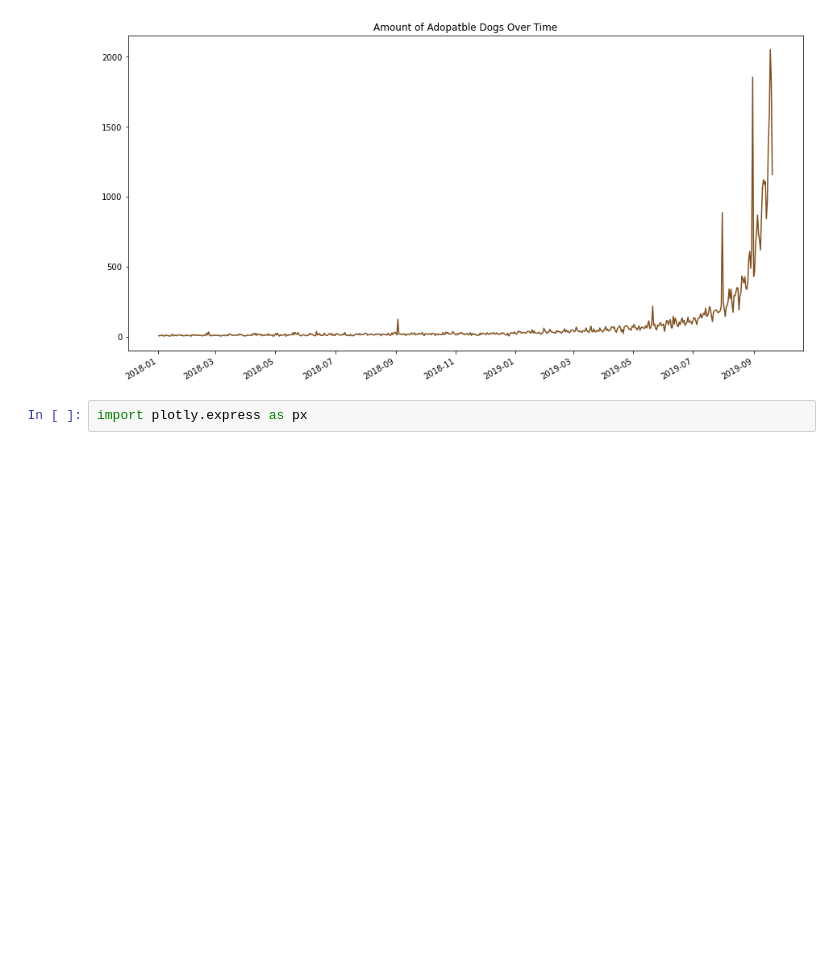
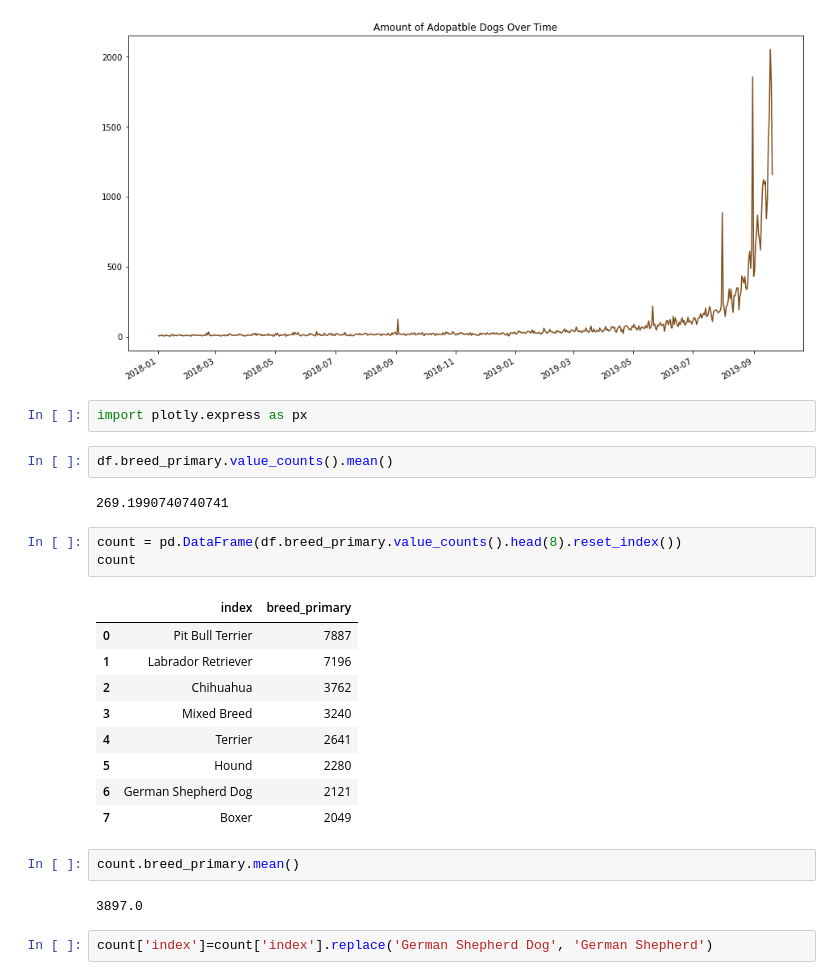
Before and after one commit to m3redithw/data-science-visualizations, a Jupyter notebook: AdoptableDogs /wrangle.ipynb, the cells around one changed output. Saved outputs shown, nothing was run; the diff lists cells and outputs as text; blank space fills up the shorter version.

```diff
--- a/AdoptableDogs /wrangle.ipynb
+++ b/AdoptableDogs /wrangle.ipynb
@@ -409,3 +409,26 @@ date[date.index>'2018-01-01'].index.value_counts().plot(figsize=(15,8), linewidt
 [figure]
 # %%
 import plotly.express as px
+# %%
+df.breed_primary.value_counts().mean()
+# %% [output]
+269.1990740740741
+# %%
+count = pd.DataFrame(df.breed_primary.value_counts().head(8).reset_index())
+count
+# %% [output]
+|  | index | breed_primary |
+| 0 | Pit Bull Terrier | 7887 |
+| 1 | Labrador Retriever | 7196 |
+| 2 | Chihuahua | 3762 |
+| 3 | Mixed Breed | 3240 |
+| 4 | Terrier | 2641 |
+| 5 | Hound | 2280 |
+| 6 | German Shepherd Dog | 2121 |
+| 7 | Boxer | 2049 |
+# %%
+count.breed_primary.mean()
+# %% [output]
+3897.0
+# %%
+count['index']=count['index'].replace('German Shepherd Dog', 'German Shepherd')
```
Also changed, not shown: parts of 2 cells of this notebook.
